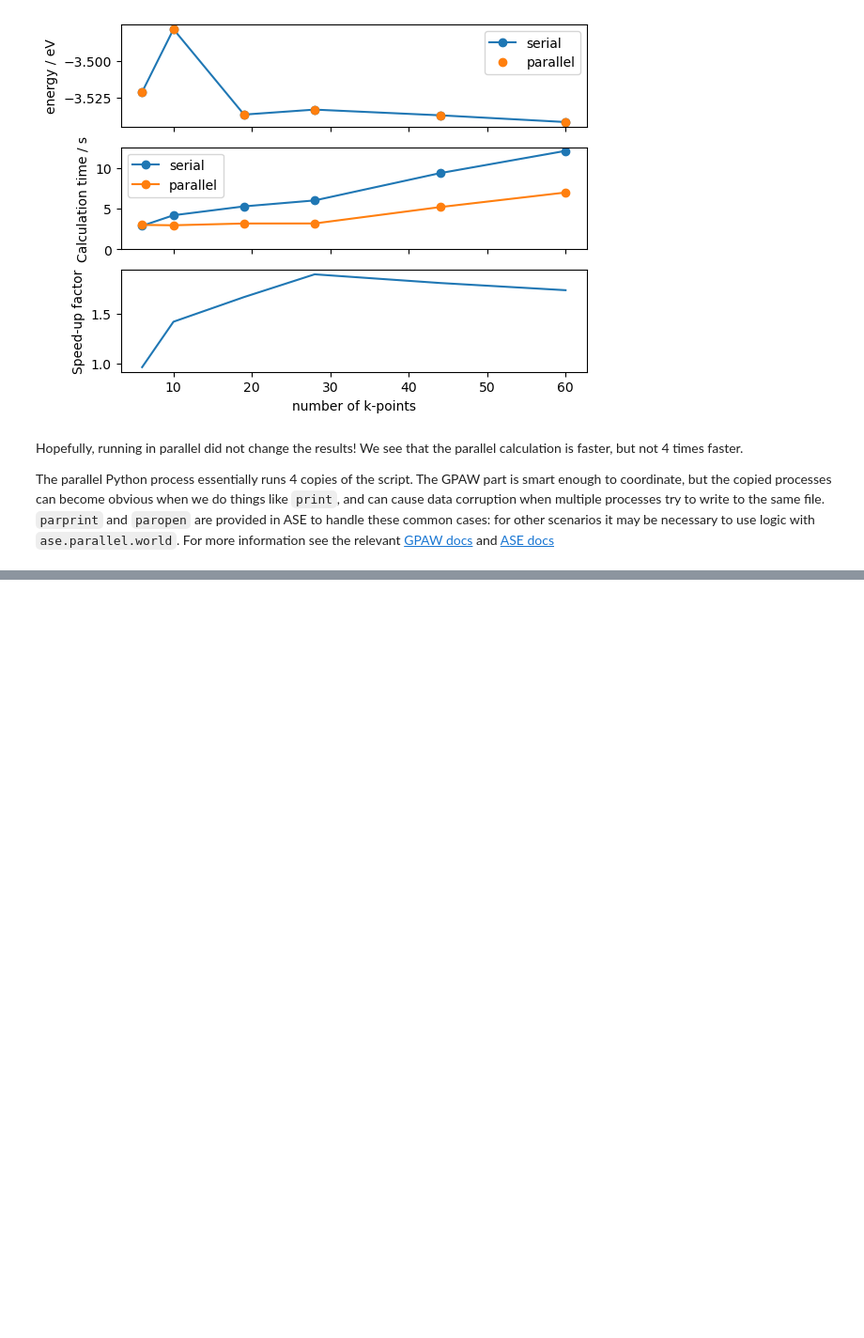
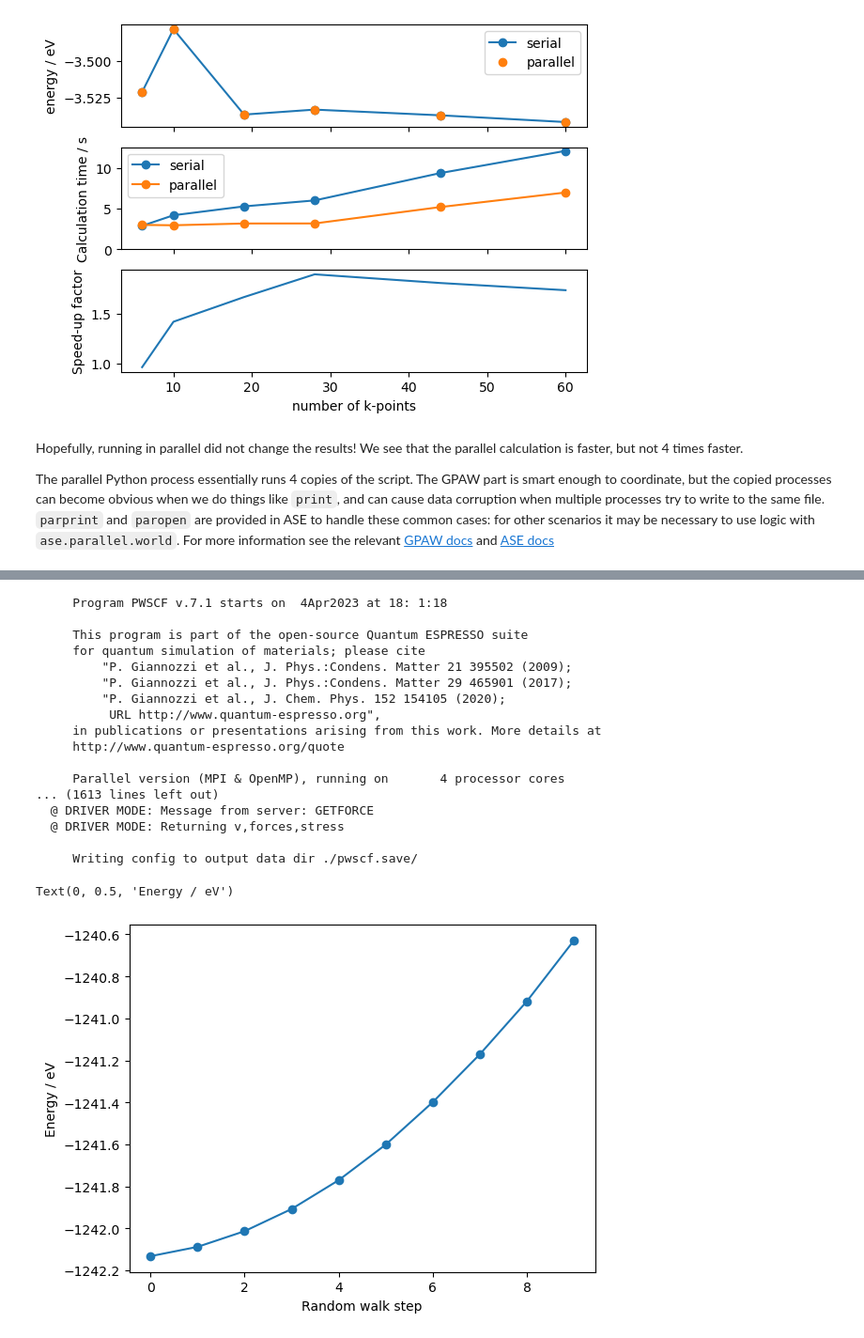
Before and after one commit to ASE-Workshop-2023/tutorial, a Jupyter notebook: development/Calculators.ipynb, the cells around one changed output, grey strips where cells are left out. Shown at 94% size. Drawn from its saved outputs; the diff is of its cells as text; code cells hidden in the pictures; blank space fills up the shorter version.

Commit message:
Calculators notebook: espresso MPI and sockets

```diff
--- a/development/Calculators.ipynb
+++ b/development/Calculators.ipynb
@@ -473,0 +478,12 @@ calc = Espresso(pseudo_dir=pseudo_dir, kpts=(3, 3, 3),
+# %%
+from ase.calculators.espresso import Espresso, EspressoProfile
+
+profile = EspressoProfile(['mpirun', 'pw.x'])
+
+calc = Espresso(profile=profile,
+                pseudo_dir=pseudo_dir,
+                kpts=(3, 3, 3),
+                input_data={'control':  {'tprnfor': True,
+                                         'tstress': True},
+                            'system': {'ecutwfc': 50.}},
+                pseudopotentials={'Si': 'Si.pbe-n-rrkjus_psl.1.0.0.UPF'})
@@ -473,0 +514,43 @@ calc = Espresso(pseudo_dir=pseudo_dir, kpts=(3, 3, 3),
+# %%
+calc = Espresso(profile=profile,
+                pseudo_dir=pseudo_dir,
+                kpts=(2, 2, 2),
+                input_data={'control':  {'tprnfor': True,
+                                         'tstress': True},
+                            'system': {'ecutwfc': 40.}},
+                pseudopotentials={'Si': 'Si.pbe-n-rrkjus_psl.1.0.0.UPF'})
+
+calc = SocketIOCalculator(calc=calc, unixsocket='new-random-walk-socket')
+# %%
+si = ase.build.bulk('Si', cubic=True)
+si.calc = calc
+
+energies = []
+for _ in range(10):
+    si.rattle(stdev=0.01)
+    energies.append(si.get_potential_energy())
+
+fig, ax = plt.subplots()
+ax.plot(energies, 'o-')
+ax.set_xlabel('Random walk step')
+ax.set_ylabel('Energy / eV')
+# %% [output]
+     Program PWSCF v.7.1 starts on  4Apr2023 at 18: 1:18
+
+     This program is part of the open-source Quantum ESPRESSO suite
+     for quantum simulation of materials; please cite
+         "P. Giannozzi et al., J. Phys.:Condens. Matter 21 395502 (2009);
+         "P. Giannozzi et al., J. Phys.:Condens. Matter 29 465901 (2017);
+         "P. Giannozzi et al., J. Chem. Phys. 152 154105 (2020);
+          URL http://www.quantum-espresso.org",
+     in publications or presentations arising from this work. More details at
+     http://www.quantum-espresso.org/quote
+
+     Parallel version (MPI & OpenMP), running on       4 processor cores
+... (1613 lines left out)
+  @ DRIVER MODE: Message from server: GETFORCE
+  @ DRIVER MODE: Returning v,forces,stress
+
+     Writing config to output data dir ./pwscf.save/
+Text(0, 0.5, 'Energy / eV')
+[figure, added]
```
Also changed, not shown: parts of 11 cells of this notebook.
